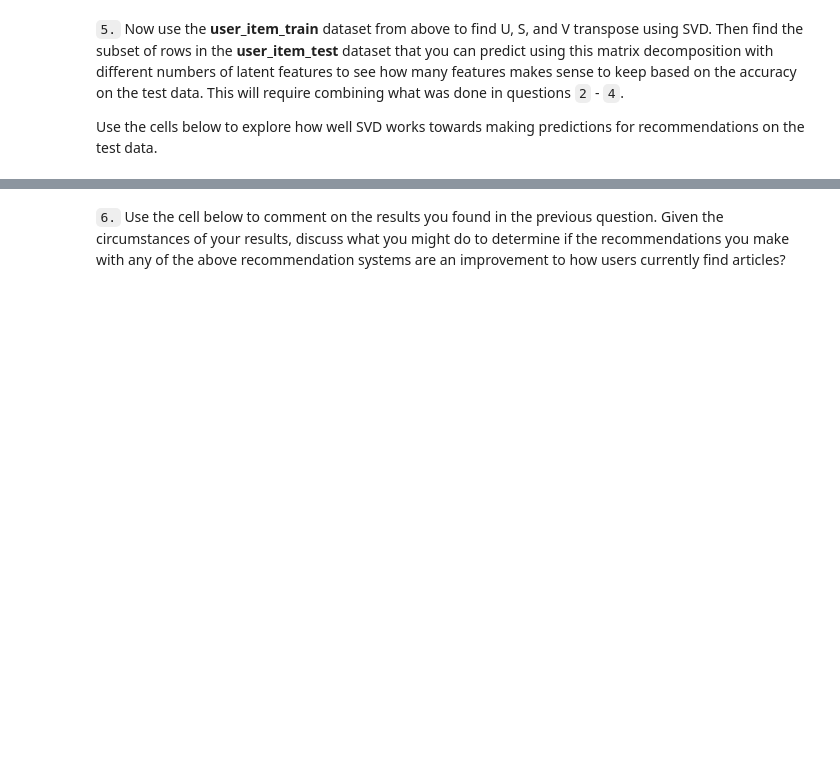
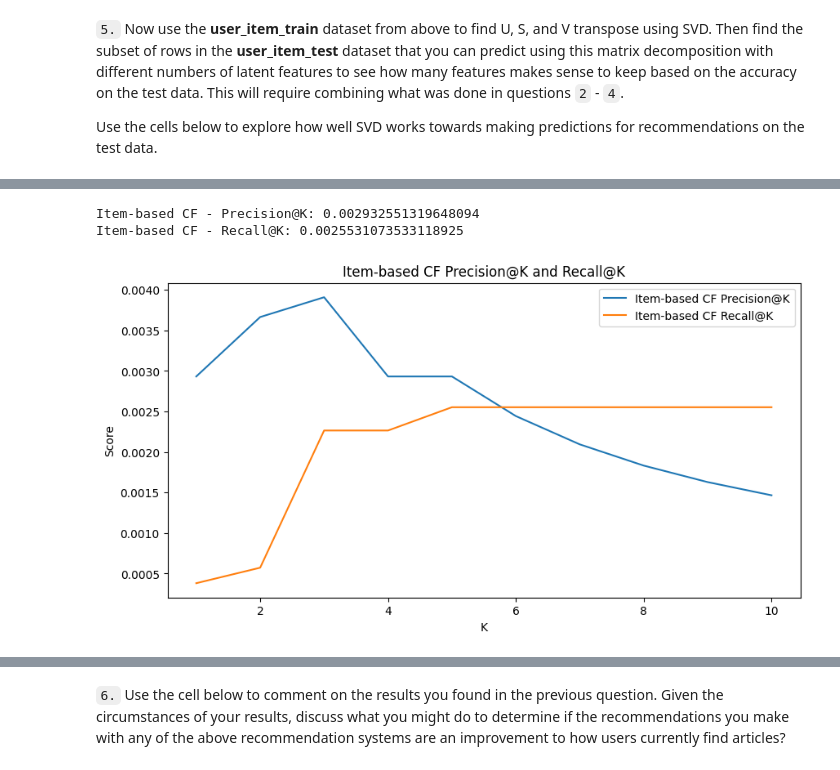
Before and after one commit to Benedictgr97/Recommendation-system, a Jupyter notebook: Recommendations_with_IBM.ipynb, the cells around one changed output, grey strips where cells are left out. Cells and saved outputs as stored; diff of their text form; code cells hidden in the pictures; blank space fills up the shorter version.

```diff
--- a/Recommendations_with_IBM.ipynb
+++ b/Recommendations_with_IBM.ipynb
@@ -766,0 +842,80 @@ u_train, s_train, vt_train = # fit svd similar to above then use the cells below
+# %%
+# Item-based recommendation system
+def get_item_based_recommendations(user_id, user_item_matrix, num_recommendations=5):
+    '''
+    INPUT:
+    user_id - User we are making reccomendation for
+    user_item_matrix - matrix of binary user interactions
+    num_recommendations - number of reccomendations to return
+
+    OUTPUT:
+    top_recommendations - a list of the top reccomendations
+
+    '''
+
+    if user_id not in user_item_matrix.index:
+        return []  # Return an empty list if the user is not in the training data
+
+    #Sparse matrix for increased speed up calculations
+    sparse_user_item_matrix = csr_matrix(user_item_matrix.values)
+
+    item_similarity = pd.DataFrame(cosine_similarity(sparse_user_item_matrix.T),
+                                   index=user_item_matrix.columns,
+                                   columns=user_item_matrix.columns)
+
+    user_interactions = user_item_matrix.loc[user_id]
+    interacted_items = user_interactions[user_interactions > 0].index.tolist()
+
+    recommendations = pd.Series(dtype='float64')
+    for item in interacted_items:
+        similar_items = item_similarity.loc[item]
+        recommendations = recommendations.add(similar_items, fill_value=0)
+
+    recommendations = recommendations.drop(interacted_items)
+
+    top_recommendations = recommendations.sort_values(ascending=False).head(num_recommendations).index.tolist()
+    return top_recommendations
+
+def precision_recall_at_k(recommendations, test_data, k=5):
+    precisions = []
+    recalls = []
+    for user, recs in recommendations.items():
+        true_items = test_data[test_data['user_id'] == user]['article_id'].tolist()
+        top_k_recs = recs[:k]
+        precision = len(set(top_k_recs) & set(true_items)) / k
+        recall = len(set(top_k_recs) & set(true_items)) / len(true_items)
+        precisions.append(precision)
+        recalls.append(recall)
+    return sum(precisions) / len(precisions), sum(recalls) / len(recalls)
+
+# Generate recommendations for test users using item-based recommendation system
+recommendations = {user: get_item_based_recommendations(user, user_item_train)\
+                    for user in test_idx}
+
+# Evaluate Precision@K and Recall@K for item-based recommendation system
+precision_ibcf, recall_ibcf = precision_recall_at_k(recommendations, df_test)
+print(f'Item-based CF - Precision@K: {precision_ibcf}')
+print(f'Item-based CF - Recall@K: {recall_ibcf}')
+
+# Plot Precision@K and Recall@K for item-based recommendation system
+k_values = range(1, 11)
+precisions_ibcf = []
+recalls_ibcf = []
+
+for k in k_values:
+    precision_ibcf_k, recall_ibcf_k = precision_recall_at_k(recommendations, df_test, k=k)
+    precisions_ibcf.append(precision_ibcf_k)
+    recalls_ibcf.append(recall_ibcf_k)
+
+plt.figure(figsize=(10, 5))
+plt.plot(k_values, precisions_ibcf, label='Item-based CF Precision@K')
+plt.plot(k_values, recalls_ibcf, label='Item-based CF Recall@K')
+plt.xlabel('K')
+plt.ylabel('Score')
+plt.title('Item-based CF Precision@K and Recall@K')
+plt.legend()
+plt.show()
+# %% [output]
+Item-based CF - Precision@K: 0.002932551319648094
+Item-based CF - Recall@K: 0.0025531073533118925
+[figure, added]
```
Also changed, not shown: parts of 27 cells of this notebook.
